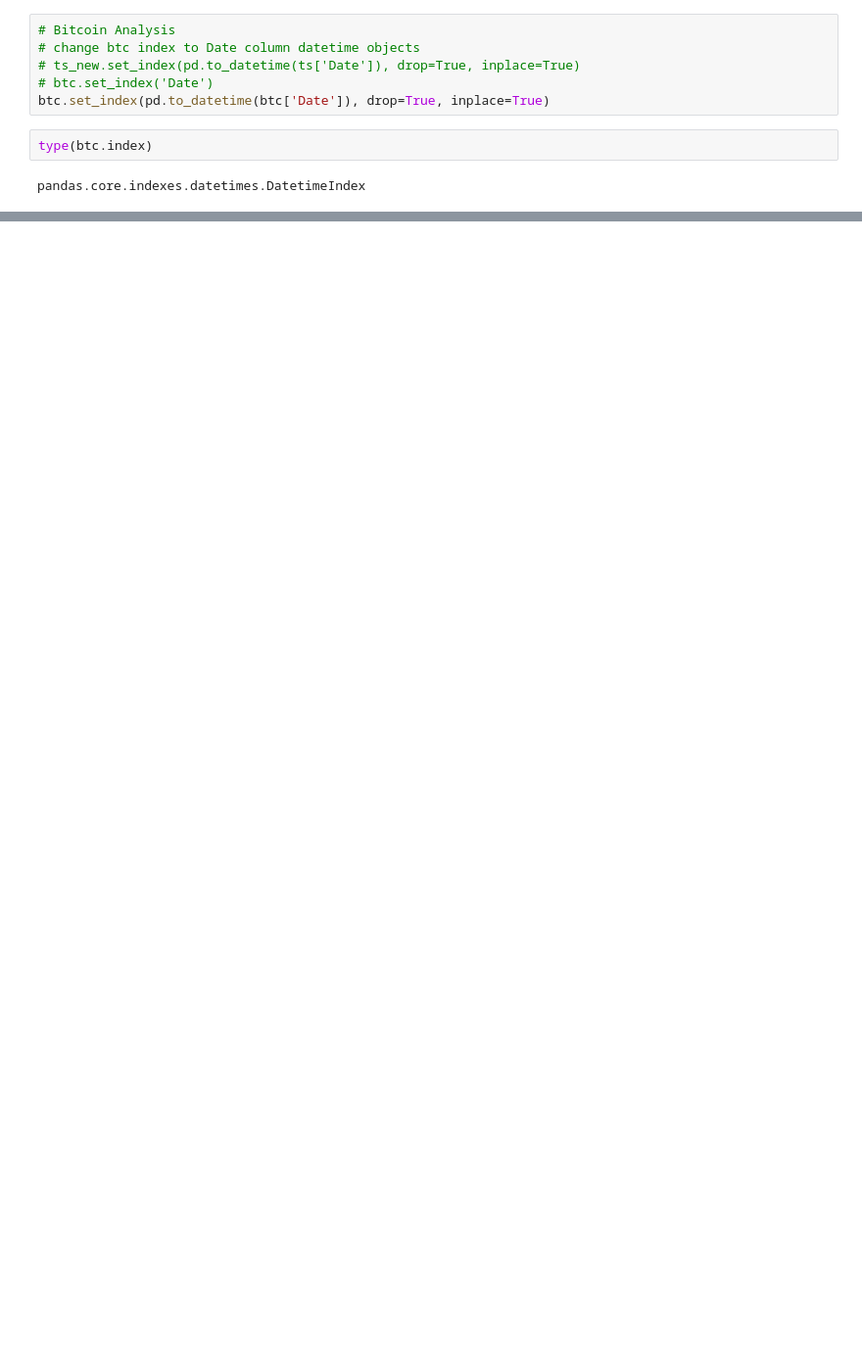
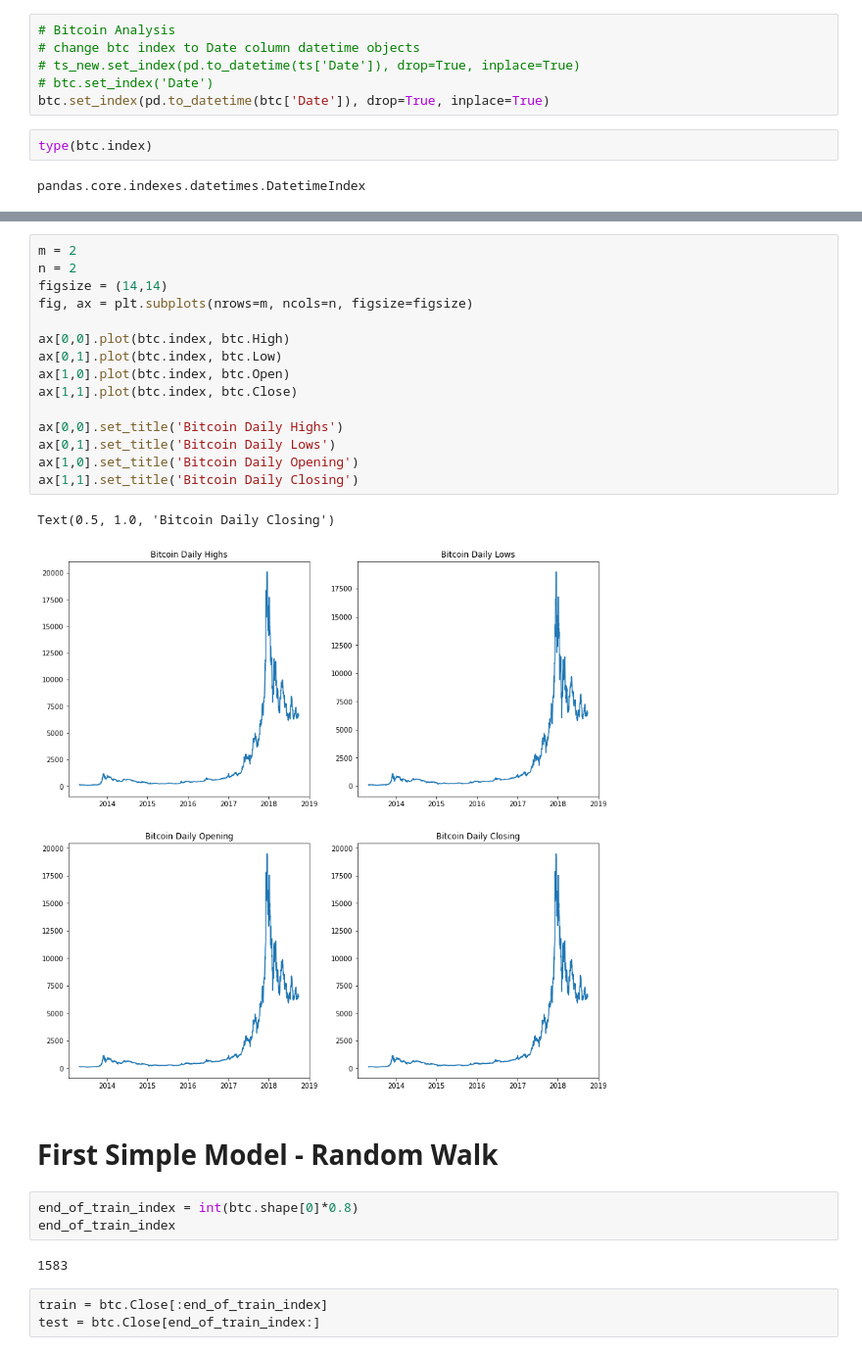
Before and after one commit to samjdedes/time_series_analysis, a Jupyter notebook: notebooks/EDA.ipynb, the cells around one changed output, grey strips where cells are left out. Shown: that part at 98% size. Cells and saved outputs as stored; diff of their text form; blank space fills up the shorter version.

Commit message:
Create random walk and compare to ARIMA model

```diff
--- a/notebooks/EDA.ipynb
+++ b/notebooks/EDA.ipynb
@@ -708,0 +698,28 @@ btcM
+# %%
+m = 2
+n = 2
+figsize = (14,14)
+fig, ax = plt.subplots(nrows=m, ncols=n, figsize=figsize)
+
+ax[0,0].plot(btc.index, btc.High)
+ax[0,1].plot(btc.index, btc.Low)
+ax[1,0].plot(btc.index, btc.Open)
+ax[1,1].plot(btc.index, btc.Close)
+
+ax[0,0].set_title('Bitcoin Daily Highs')
+ax[0,1].set_title('Bitcoin Daily Lows')
+ax[1,0].set_title('Bitcoin Daily Opening')
+ax[1,1].set_title('Bitcoin Daily Closing')
+# %% [output]
+Text(0.5, 1.0, 'Bitcoin Daily Closing')
+[figure, added]
+# %% [markdown]
+# First Simple Model - Random Walk
+# %%
+end_of_train_index = int(btc.shape[0]*0.8)
+end_of_train_index
+# %% [output]
+1583
+# %%
+train = btc.Close[:end_of_train_index]
+test = btc.Close[end_of_train_index:]
```
Also changed, not shown: parts of 28 cells of this notebook.
